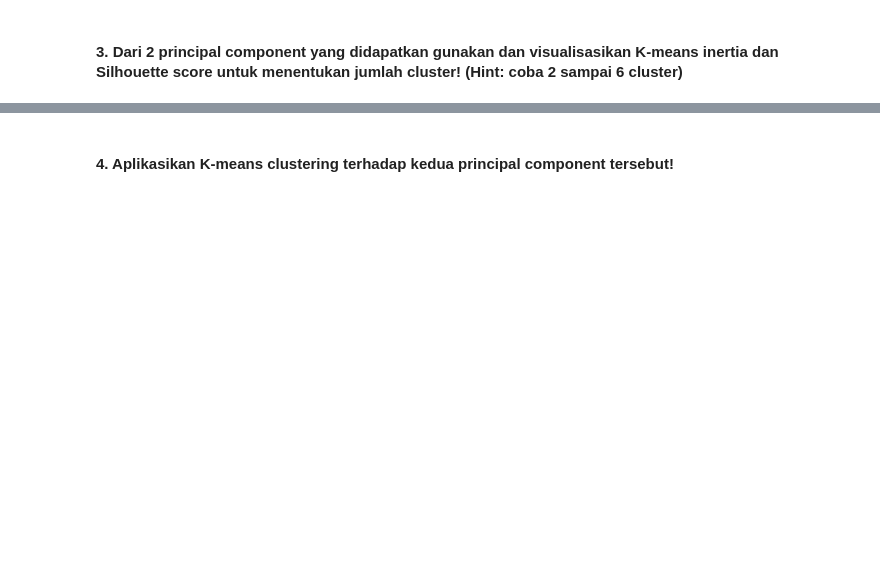
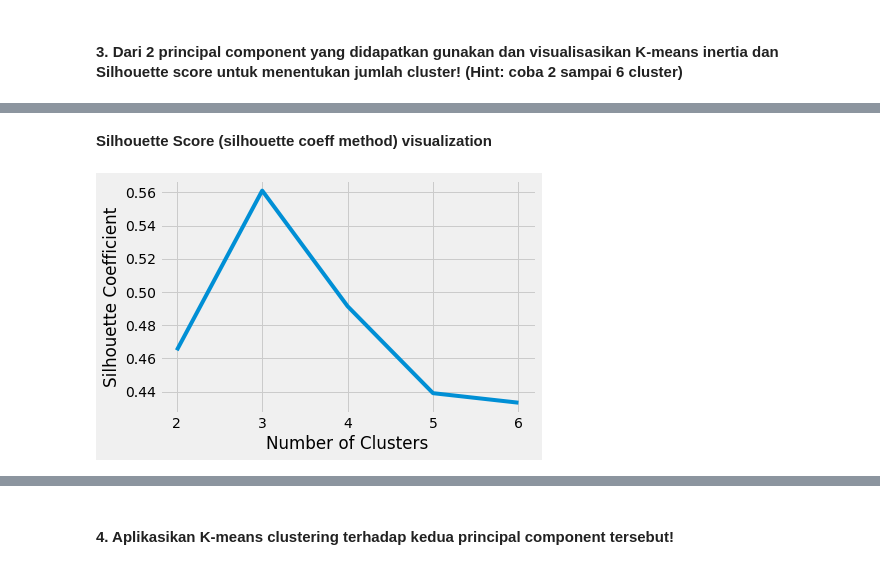
Before and after one commit to faisaladisoe/kasdd-tugas, a Jupyter notebook: Tugas 2/Tugas_2.ipynb, the cells around one changed output, grey strips where cells are left out. Cells and saved outputs as stored; diff of their text form; code cells hidden in the pictures; blank space fills up the shorter version.

```diff
--- a/Tugas 2/Tugas_2.ipynb
+++ b/Tugas 2/Tugas_2.ipynb
@@ -129,0 +213,17 @@ Namun hal ini dapat menjadi **sama** dengan asumsi, kita menggunakan data yang p
+# %% [markdown]
+**Silhouette Score (silhouette coeff method) visualization**
+# %%
+silhouette_coefficients = []
+for k in range_n_clusters:
+  kmeans = KMeans(n_clusters = k, random_state = 0).fit(X)
+  score = silhouette_score(X, kmeans.labels_)
+  silhouette_coefficients.append(score)
+
+plt.style.use("fivethirtyeight")
+plt.plot(range_n_clusters, silhouette_coefficients)
+plt.xticks(range_n_clusters)
+plt.xlabel("Number of Clusters")
+plt.ylabel("Silhouette Coefficient")
+plt.show()
+# %% [output]
+[figure, added]
```
Also changed, not shown: parts of 16 cells of this notebook.
